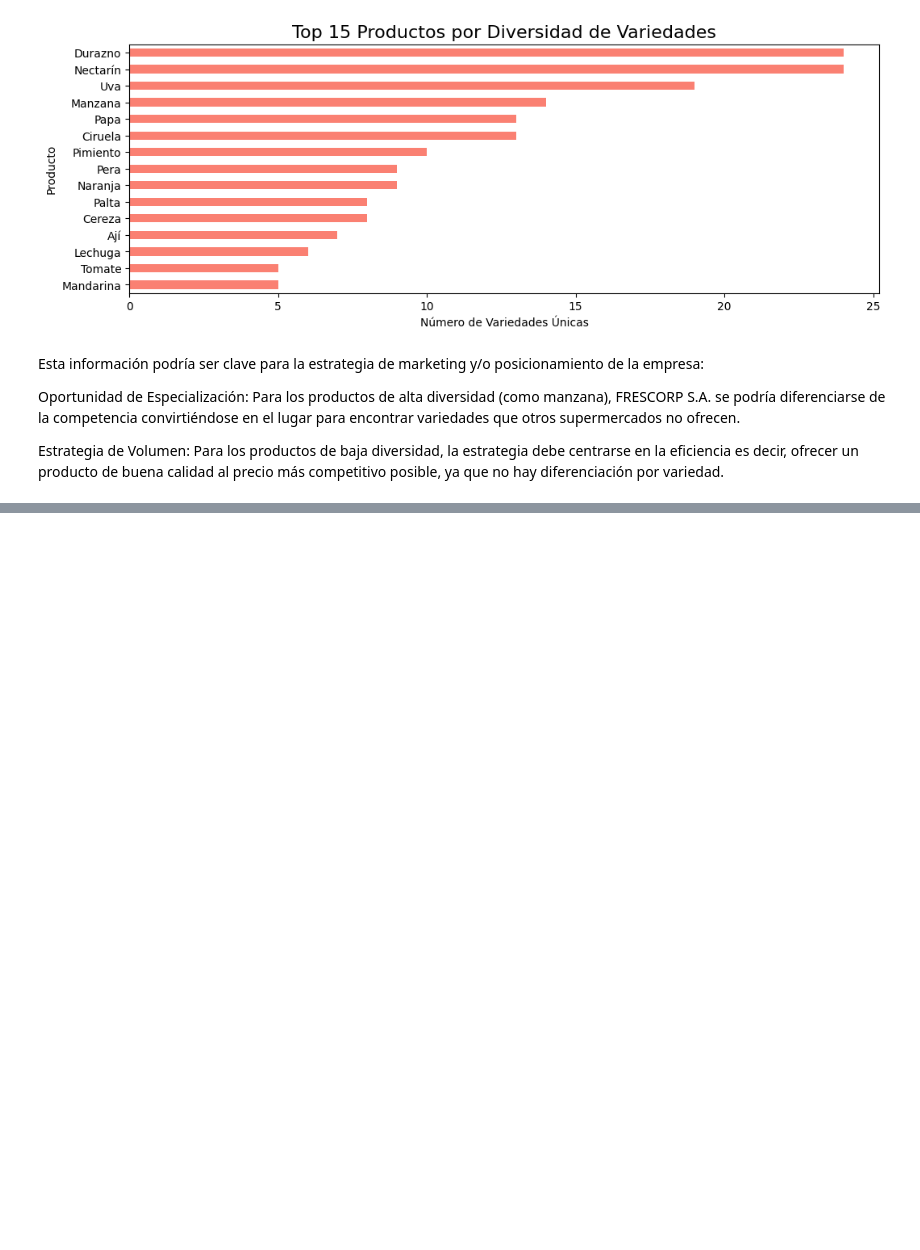
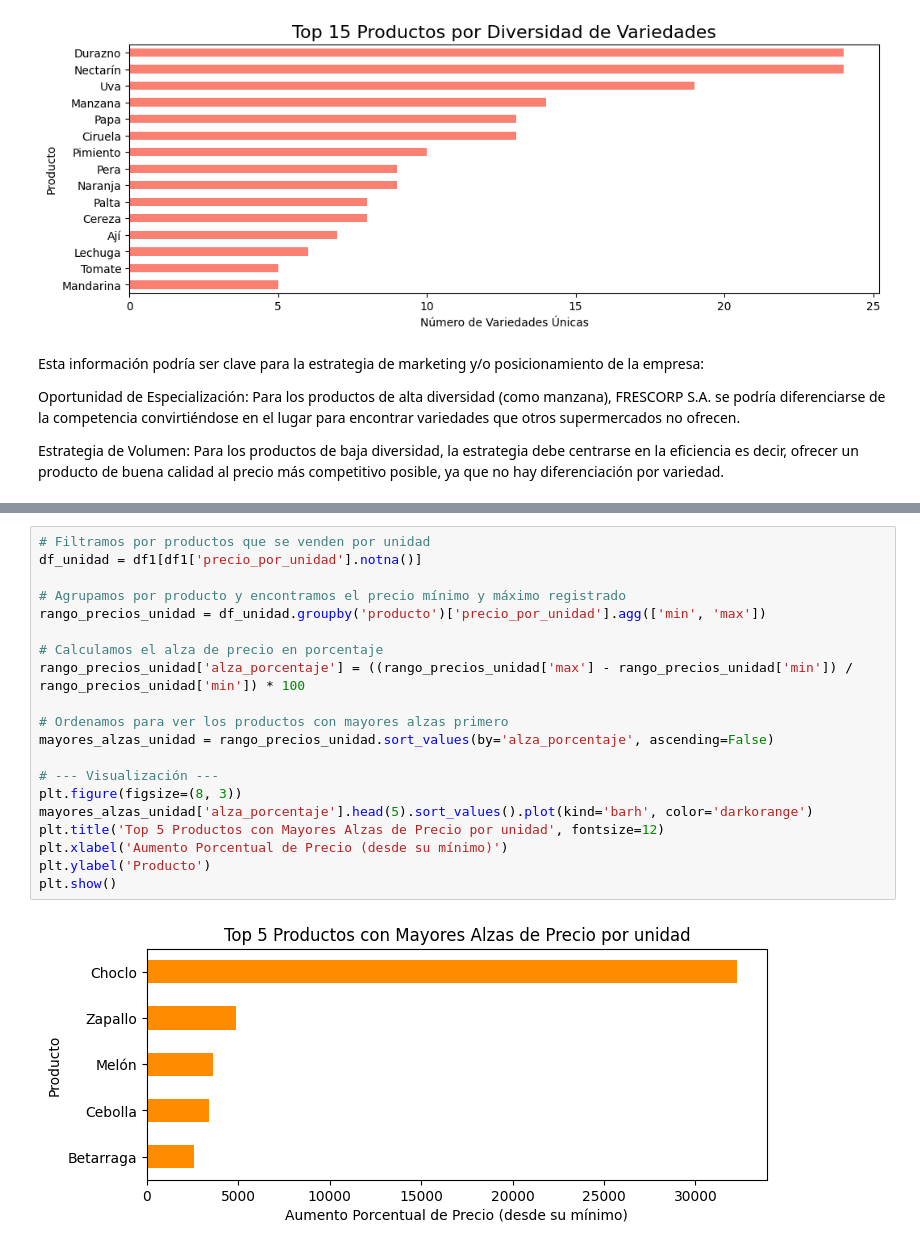
Before and after one commit to Ricardouchub/Analisis-Estrategico-de-Precios, a Jupyter notebook: Análisis Estratégico de Precios Mayoristas para el Sector Retail de Frutas y Hortalizas.ipynb, the cells around one changed output, grey strips where cells are left out. Drawn from its saved outputs; the diff is of its cells as text; blank space fills up the shorter version.

```diff
--- a/Análisis Estratégico de Precios Mayoristas para el Sector Retail de Frutas y Hortalizas.ipynb
+++ b/Análisis Estratégico de Precios Mayoristas para el Sector Retail de Frutas y Hortalizas.ipynb
@@ -822,0 +927,22 @@ Estrategia de Volumen: Para los productos de baja diversidad, la estrategia debe
+# %%
+# Filtramos por productos que se venden por unidad
+df_unidad = df1[df1['precio_por_unidad'].notna()]
+
+# Agrupamos por producto y encontramos el precio mínimo y máximo registrado
+rango_precios_unidad = df_unidad.groupby('producto')['precio_por_unidad'].agg(['min', 'max'])
+
+# Calculamos el alza de precio en porcentaje
+rango_precios_unidad['alza_porcentaje'] = ((rango_precios_unidad['max'] - rango_precios_unidad['min']) / rango_precios_unidad['min']) * 100
+
+# Ordenamos para ver los productos con mayores alzas primero
+mayores_alzas_unidad = rango_precios_unidad.sort_values(by='alza_porcentaje', ascending=False)
+
+# --- Visualización ---
+plt.figure(figsize=(8, 3))
+mayores_alzas_unidad['alza_porcentaje'].head(5).sort_values().plot(kind='barh', color='darkorange')
+plt.title('Top 5 Productos con Mayores Alzas de Precio por unidad', fontsize=12)
+plt.xlabel('Aumento Porcentual de Precio (desde su mínimo)')
+plt.ylabel('Producto')
+plt.show()
+# %% [output]
+[figure, added]
```
Also changed, not shown: parts of 11 cells of this notebook.
